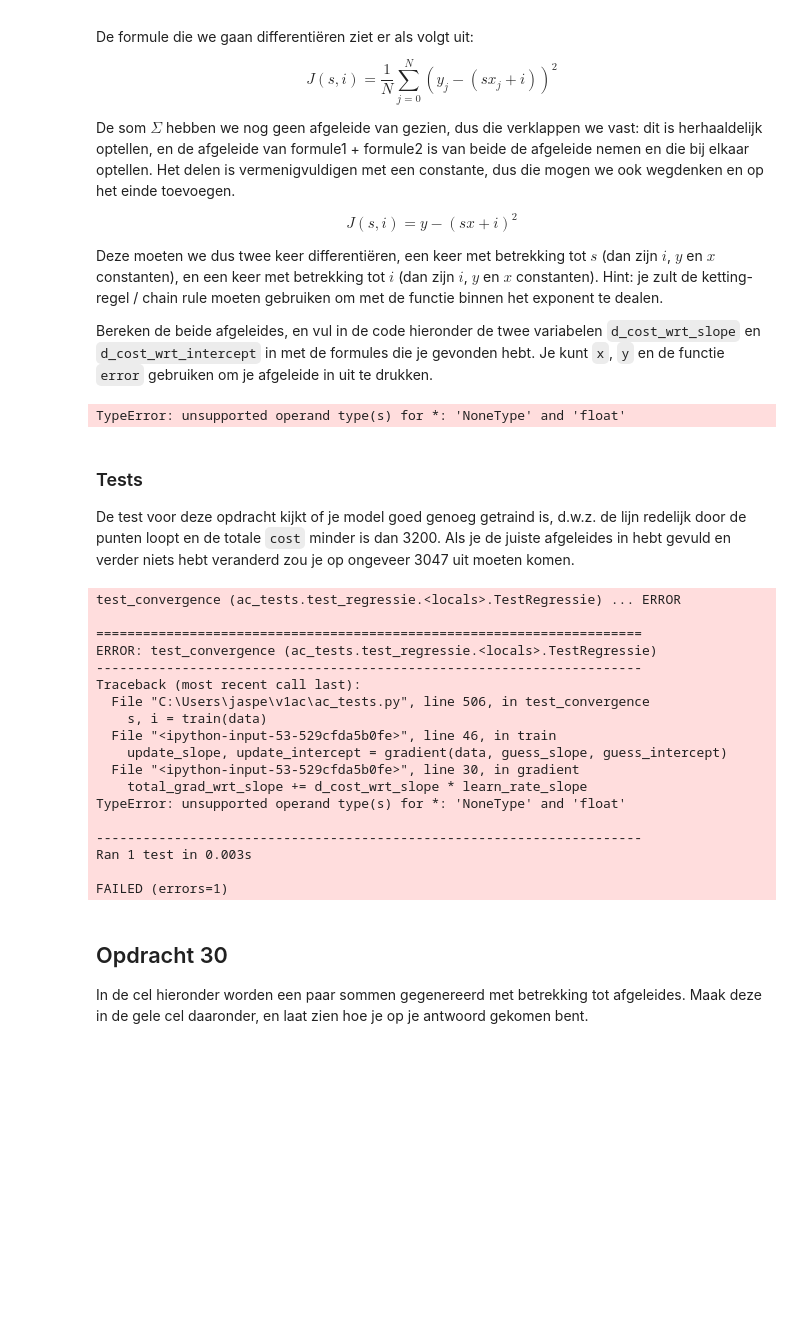
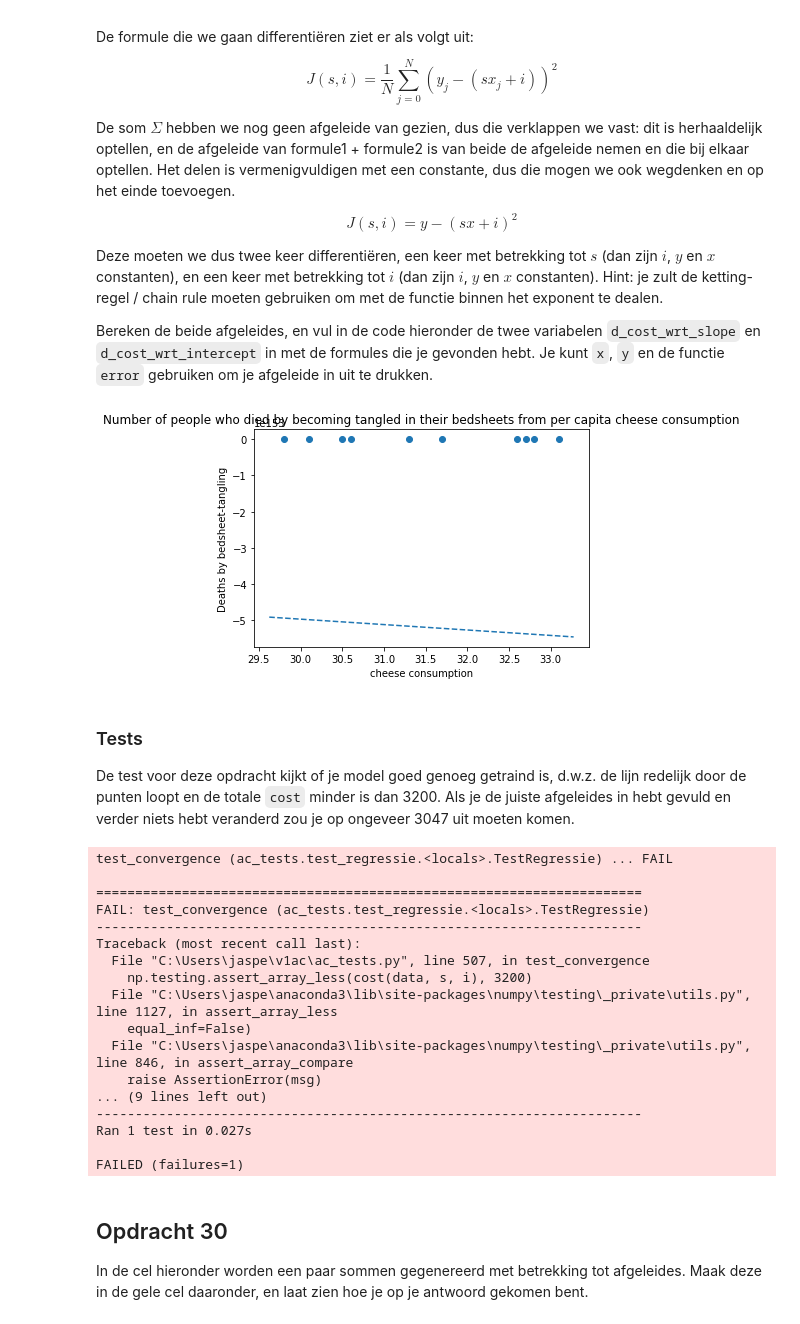
Before and after one commit to Expensure/JupyterNotebook, a Jupyter notebook: AC Werkboek 1 - 2 finished.ipynb, the cells around one changed output. Cells and saved outputs as stored; diff of their text form; code cells hidden in the pictures; blank space fills up the shorter version.

```diff
--- a/AC Werkboek 1 - 2 finished.ipynb
+++ b/AC Werkboek 1 - 2 finished.ipynb
@@ -2637,60 +2720,59 @@ def gradient(data, slope, intercept):
     total_grad_wrt_intercept = 0
     for x, y in data.items():
 
-        d_cost_wrt_slope = None            # TODO
-        d_cost_wrt_intercept = None        # TODO
+        d_cost_wrt_slope = 2*slope*(x**2) - 2*y*x + 2*intercept*x        # TODO
+        d_cost_wrt_intercept = 2*intercept + 2*slope*x + 2*y     # TODO
 
         total_grad_wrt_slope += d_cost_wrt_slope * learn_rate_slope
         total_grad_wrt_intercept += d_cost_wrt_intercept * learn_rate_intercept
     return total_grad_wrt_slope / len(data), total_grad_wrt_intercept / len(data)
 
 def train(data):
     guess_slope = 0
     guess_intercept = 0
 
     count = 0
     previous = 0
 
     new = cost(data, guess_slope, guess_intercept)
 
     while abs(previous - new) > 0.01 and count < 10000:
         count += 1
         previous = new
         update_slope, update_intercept = gradient(data, guess_slope, guess_intercept)
         guess_slope -= update_slope
         guess_intercept -= update_intercept
         new = cost(data, guess_slope, guess_intercept)
 
     return guess_slope, guess_intercept
 
 s, i = train(data)
 plot_data29(data, s, i)
 # %% [output]
-TypeError: unsupported operand type(s) for *: 'NoneType' and 'float'
+[figure, added]
 # %% [markdown]
 ### Tests
 De test voor deze opdracht kijkt of je model goed genoeg getraind is, d.w.z. de lijn redelijk door de punten loopt en de totale `cost` minder is dan 3200. Als je de juiste afgeleides in hebt gevuld en verder niets hebt veranderd zou je op ongeveer 3047 uit moeten komen.
 # %%
 test_regressie(train, gradient, cost, data)
 # %% [output]
-test_convergence (ac_tests.test_regressie.<locals>.TestRegressie) ... ERROR
+test_convergence (ac_tests.test_regressie.<locals>.TestRegressie) ... FAIL
 
 ======================================================================
-ERROR: test_convergence (ac_tests.test_regressie.<locals>.TestRegressie)
+FAIL: test_convergence (ac_tests.test_regressie.<locals>.TestRegressie)
 ----------------------------------------------------------------------
 Traceback (most recent call last):
-  File "C:\Users\jaspe\v1ac\ac_tests.py", line 506, in test_convergence
-    s, i = train(data)
-  File "<ipython-input-53-529cfda5b0fe>", line 46, in train
-    update_slope, update_intercept = gradient(data, guess_slope, guess_intercept)
-  File "<ipython-input-53-529cfda5b0fe>", line 30, in gradient
-    total_grad_wrt_slope += d_cost_wrt_slope * learn_rate_slope
-TypeError: unsupported operand type(s) for *: 'NoneType' and 'float'
+  File "C:\Users\jaspe\v1ac\ac_tests.py", line 507, in test_convergence
+    np.testing.assert_array_less(cost(data, s, i), 3200)
+  File "C:\Users\jaspe\anaconda3\lib\site-packages\numpy\testing\_private\utils.py", line 1127, in assert_array_less
+    equal_inf=False)
+  File "C:\Users\jaspe\anaconda3\lib\site-packages\numpy\testing\_private\utils.py", line 846, in assert_array_compare
+    raise AssertionError(msg)
+... (9 lines left out)
+----------------------------------------------------------------------
+Ran 1 test in 0.027s
 
-----------------------------------------------------------------------
-Ran 1 test in 0.003s
-
-FAILED (errors=1)
+FAILED (failures=1)
 # %% [markdown]
 ## Opdracht 30
 
```
Also changed, not shown: parts of 41 cells of this notebook.
